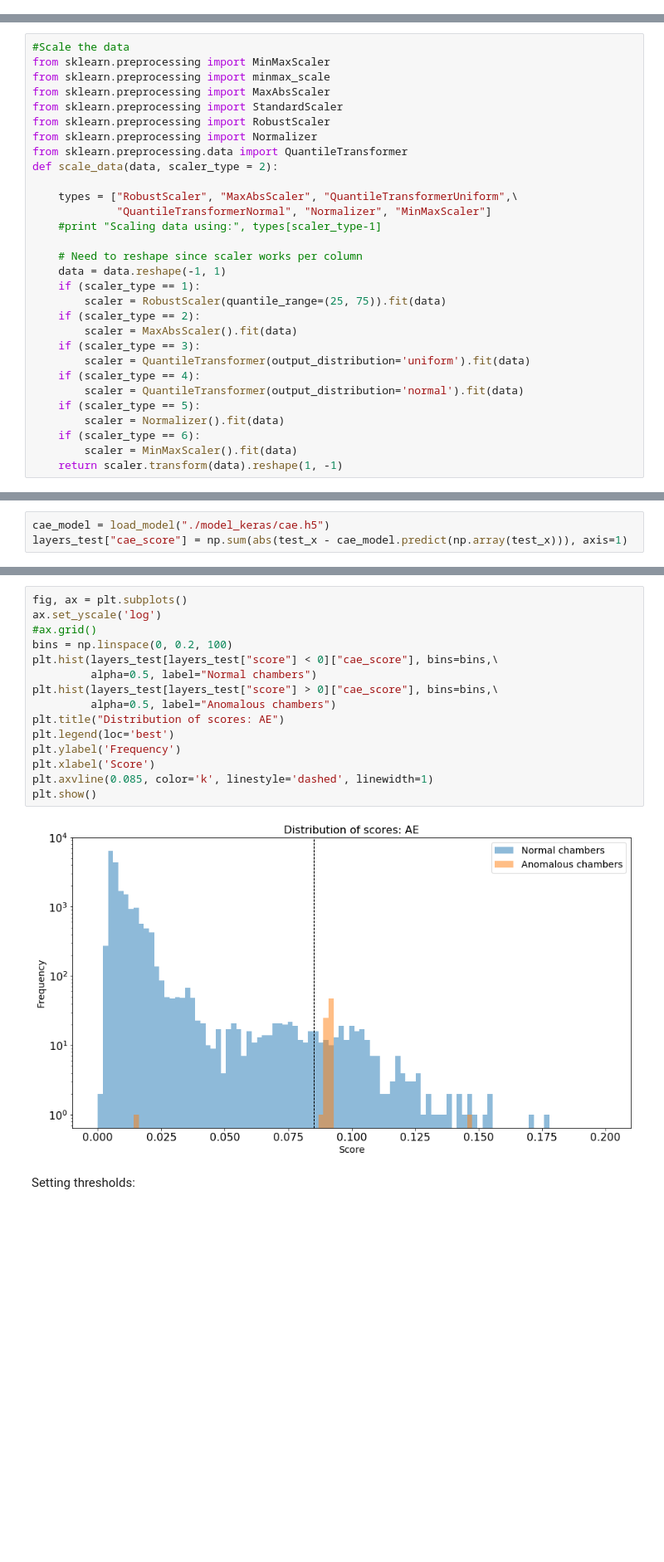
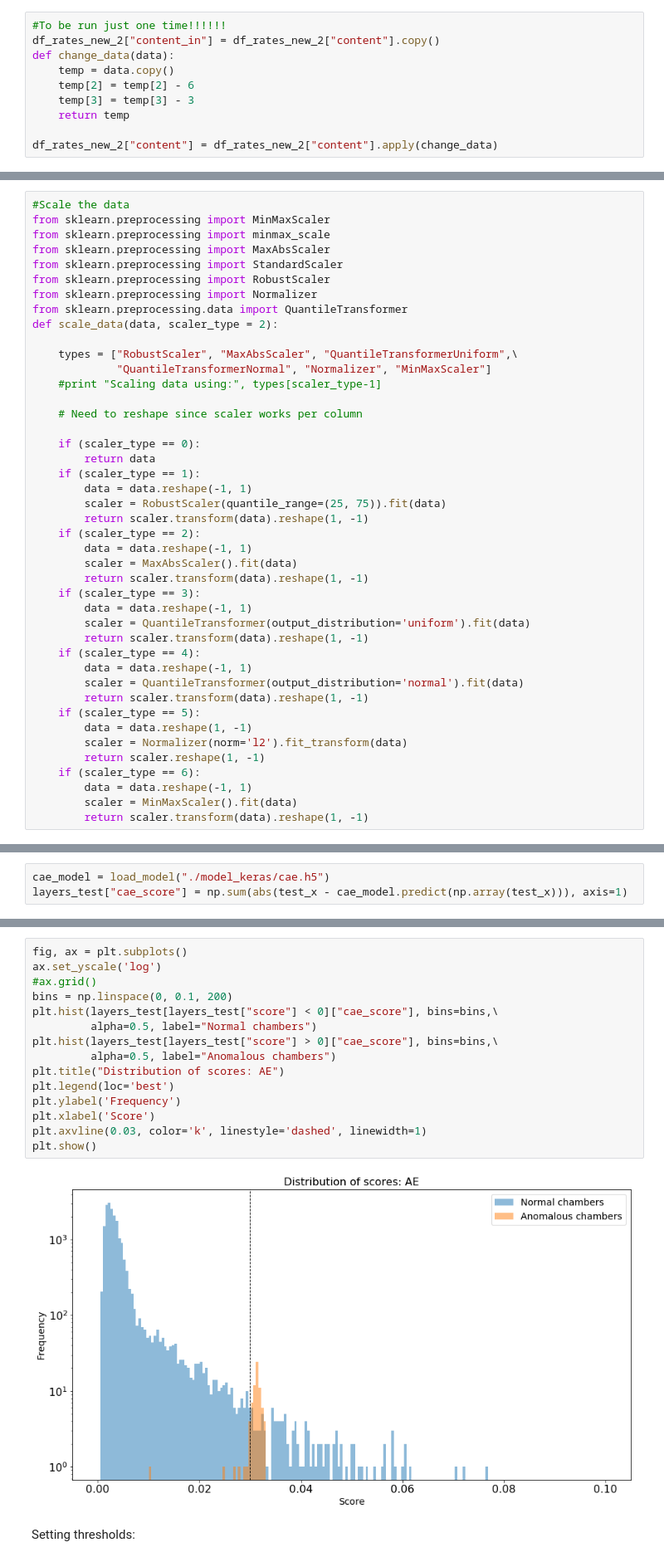
Before and after one commit to bapavlov/L1MTriggerRateMonitoringWithML, a Jupyter notebook: dt_trigger_monitoring_training.ipynb, the cells around one changed output, grey strips where cells are left out. Shown at 83% size. Drawn from its saved outputs; the diff is of its cells as text; blank space fills up the shorter version.

```diff
--- a/dt_trigger_monitoring_training.ipynb
+++ b/dt_trigger_monitoring_training.ipynb
@@ -796,0 +844,10 @@ Creating train and test samples:
+# %%
+#To be run just one time!!!!!!
+df_rates_new_2["content_in"] = df_rates_new_2["content"].copy()
+def change_data(data):
+    temp = data.copy()
+    temp[2] = temp[2] - 6
+    temp[3] = temp[3] - 3
+    return temp
+
+df_rates_new_2["content"] = df_rates_new_2["content"].apply(change_data)
@@ -919,20 +997,33 @@ def scale_data(data, scaler_type = 2):
     #print "Scaling data using:", types[scaler_type-1]
 
     # Need to reshape since scaler works per column
-    data = data.reshape(-1, 1)
+
+    if (scaler_type == 0):
+        return data
     if (scaler_type == 1):
+        data = data.reshape(-1, 1)
         scaler = RobustScaler(quantile_range=(25, 75)).fit(data)
+        return scaler.transform(data).reshape(1, -1)
     if (scaler_type == 2):
+        data = data.reshape(-1, 1)
         scaler = MaxAbsScaler().fit(data)
+        return scaler.transform(data).reshape(1, -1)
     if (scaler_type == 3):
+        data = data.reshape(-1, 1)
         scaler = QuantileTransformer(output_distribution='uniform').fit(data)
+        return scaler.transform(data).reshape(1, -1)
     if (scaler_type == 4):
+        data = data.reshape(-1, 1)
         scaler = QuantileTransformer(output_distribution='normal').fit(data)
+        return scaler.transform(data).reshape(1, -1)
     if (scaler_type == 5):
-        scaler = Normalizer().fit(data)
+        data = data.reshape(1, -1)
+        scaler = Normalizer(norm='l2').fit_transform(data)
+        return scaler.reshape(1, -1)
     if (scaler_type == 6):
+        data = data.reshape(-1, 1)
         scaler = MinMaxScaler().fit(data)
-    return scaler.transform(data).reshape(1, -1)
+        return scaler.transform(data).reshape(1, -1)
 # %%
 anomalies["content"] = anomalies["content"].apply(np.array)
 anomalies["content_scaled"] = anomalies["content"].apply(scale_data)
@@ -1285,20 +1369,20 @@ get_roc_curve(layers_test,
 # %%
 fig, ax = plt.subplots()
 ax.set_yscale('log')
 #ax.grid()
-bins = np.linspace(0, 0.2, 100)
+bins = np.linspace(0, 0.1, 200)
 plt.hist(layers_test[layers_test["score"] < 0]["cae_score"], bins=bins,\
          alpha=0.5, label="Normal chambers")
 plt.hist(layers_test[layers_test["score"] > 0]["cae_score"], bins=bins,\
          alpha=0.5, label="Anomalous chambers")
 plt.title("Distribution of scores: AE")
 plt.legend(loc='best')
 plt.ylabel('Frequency')
 plt.xlabel('Score')
-plt.axvline(0.085, color='k', linestyle='dashed', linewidth=1)
+plt.axvline(0.03, color='k', linestyle='dashed', linewidth=1)
 plt.show()
 # %% [output]
-[figure, old version]
+[figure, new version]
 # %% [markdown]
 Setting thresholds:
 # %%
```
Also changed, not shown: parts of 65 cells of this notebook.
